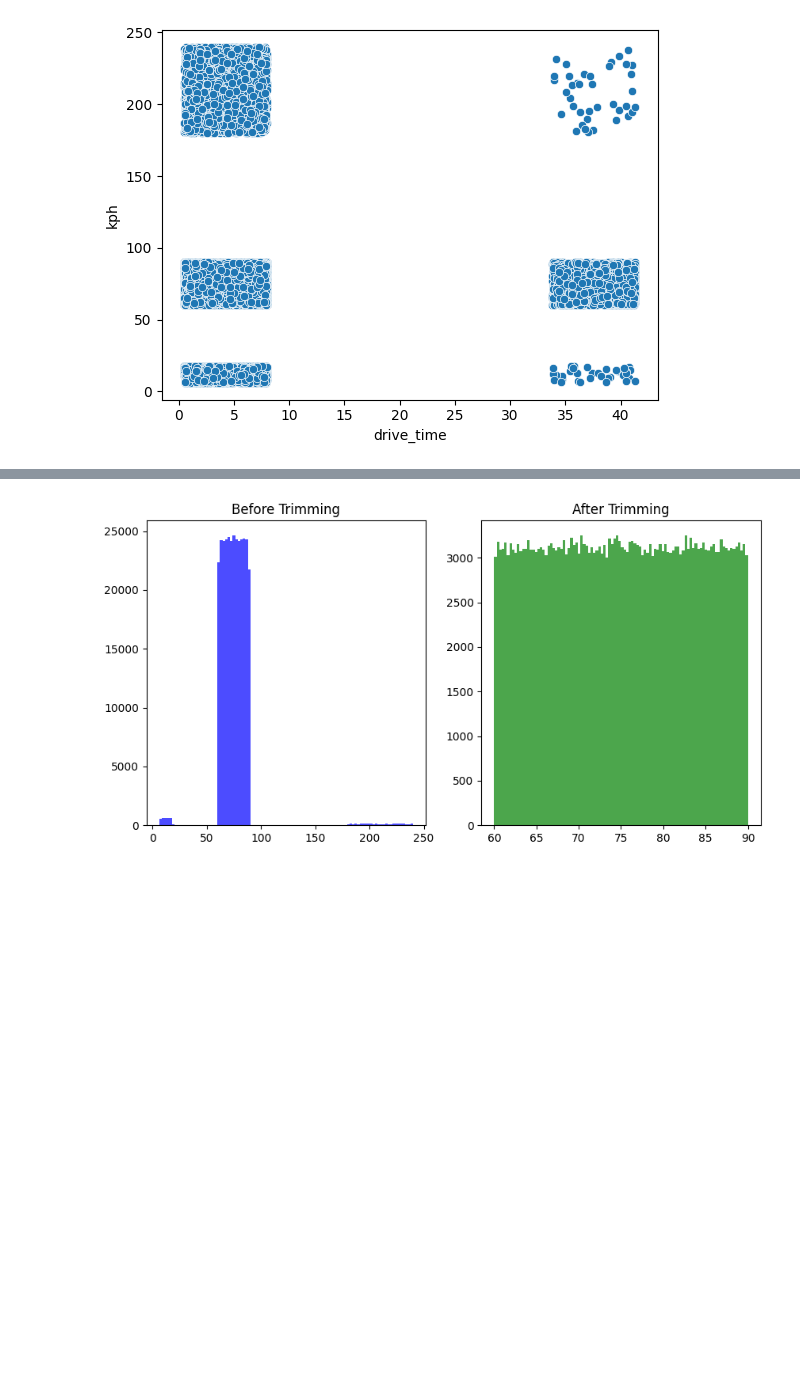
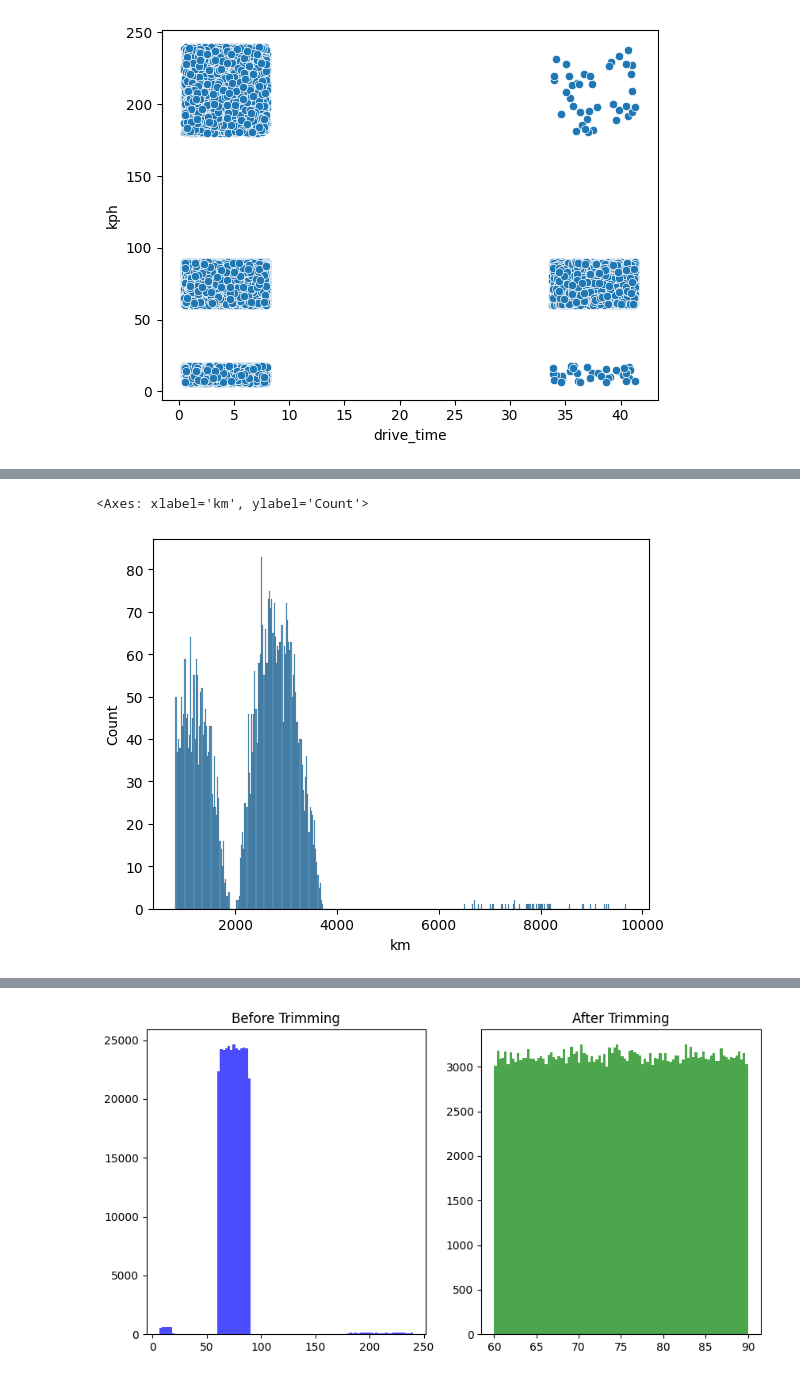
Before and after one commit to ronTohar1/CV_training, a Jupyter notebook: basic/python/Basic - Azrieli & Sons data/project_files/presentings.ipynb, the cells around one changed output, grey strips where cells are left out. Saved outputs shown, nothing was run; the diff lists cells and outputs as text; code cells hidden in the pictures; blank space fills up the shorter version.

```diff
--- a/basic/python/Basic - Azrieli & Sons data/project_files/presentings.ipynb
+++ b/basic/python/Basic - Azrieli & Sons data/project_files/presentings.ipynb
@@ -154,0 +160,10 @@ sns.scatterplot(x="drive_time", y="kph", data=trips_df)
+# %%
+df = trips_df
+z_scores = (df['km'] - df['km'].mean()) / df['km'].std()
+threshold = 1.5
+outliers = df[abs(z_scores) > threshold]
+# outliers
+sns.histplot(x="km",data=outliers, bins=400)
+# %% [output]
+<Axes: xlabel='km', ylabel='Count'>
+[figure, added]
```
Also changed, not shown: parts of 2 cells of this notebook, 2 other files.
